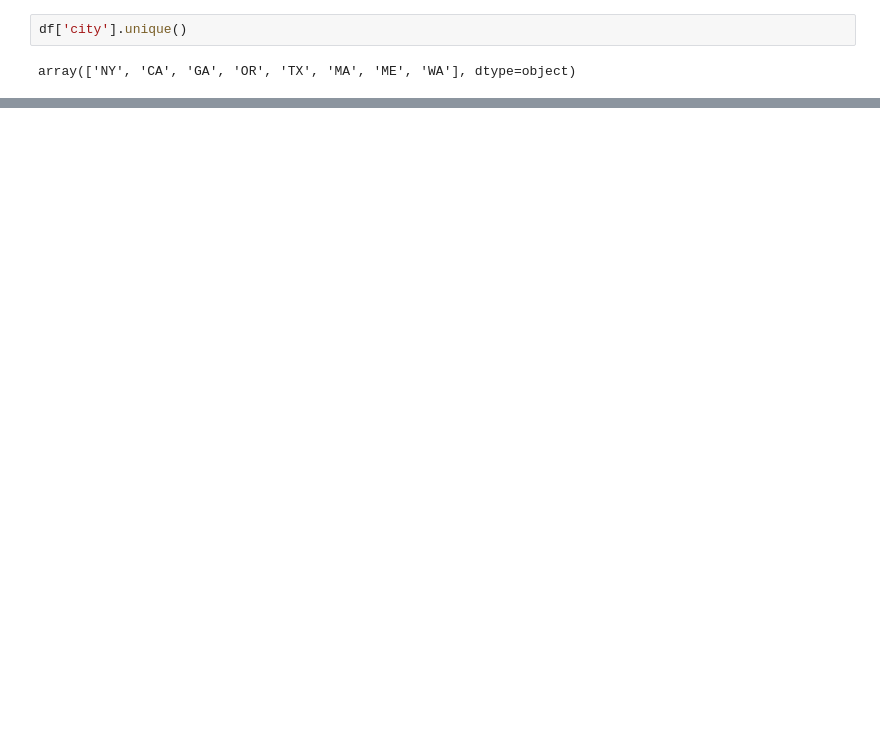
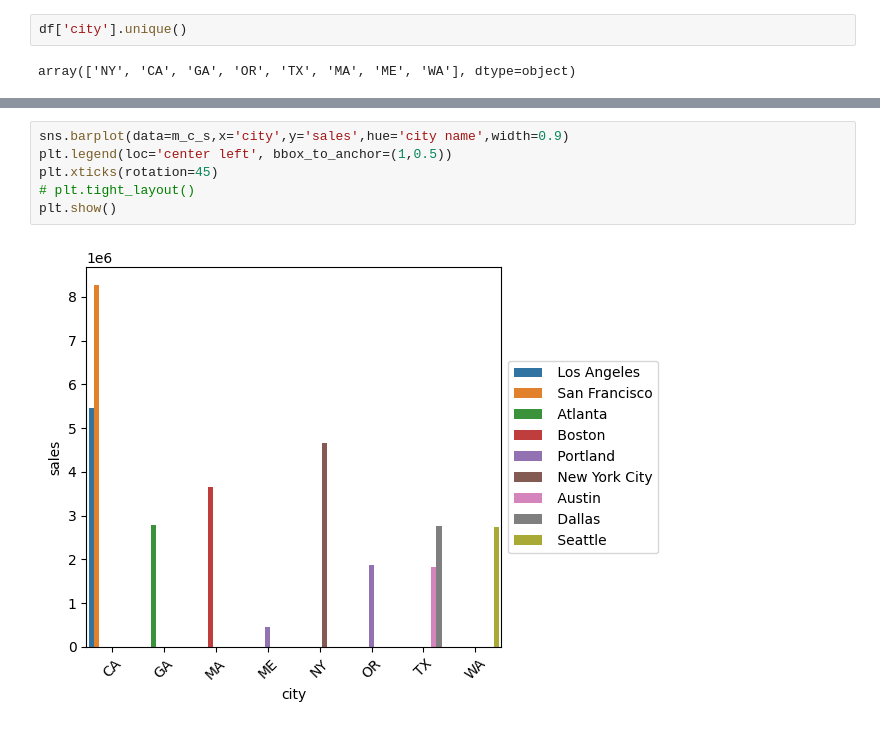
Before and after one commit to Sarinaade/pandas, a Jupyter notebook: visulization.ipynb, the cells around one changed output, grey strips where cells are left out. Cells and saved outputs as stored; diff of their text form; blank space fills up the shorter version.

```diff
--- a/visulization.ipynb
+++ b/visulization.ipynb
@@ -283 +289,9 @@ sales    13714774.71
 dtype: object
+# %%
+sns.barplot(data=m_c_s,x='city',y='sales',hue='city name',width=0.9)
+plt.legend(loc='center left', bbox_to_anchor=(1,0.5))
+plt.xticks(rotation=45)
+# plt.tight_layout()
+plt.show()
+# %% [output]
+[figure, added]
```
Also changed, not shown: parts of 11 cells of this notebook.
